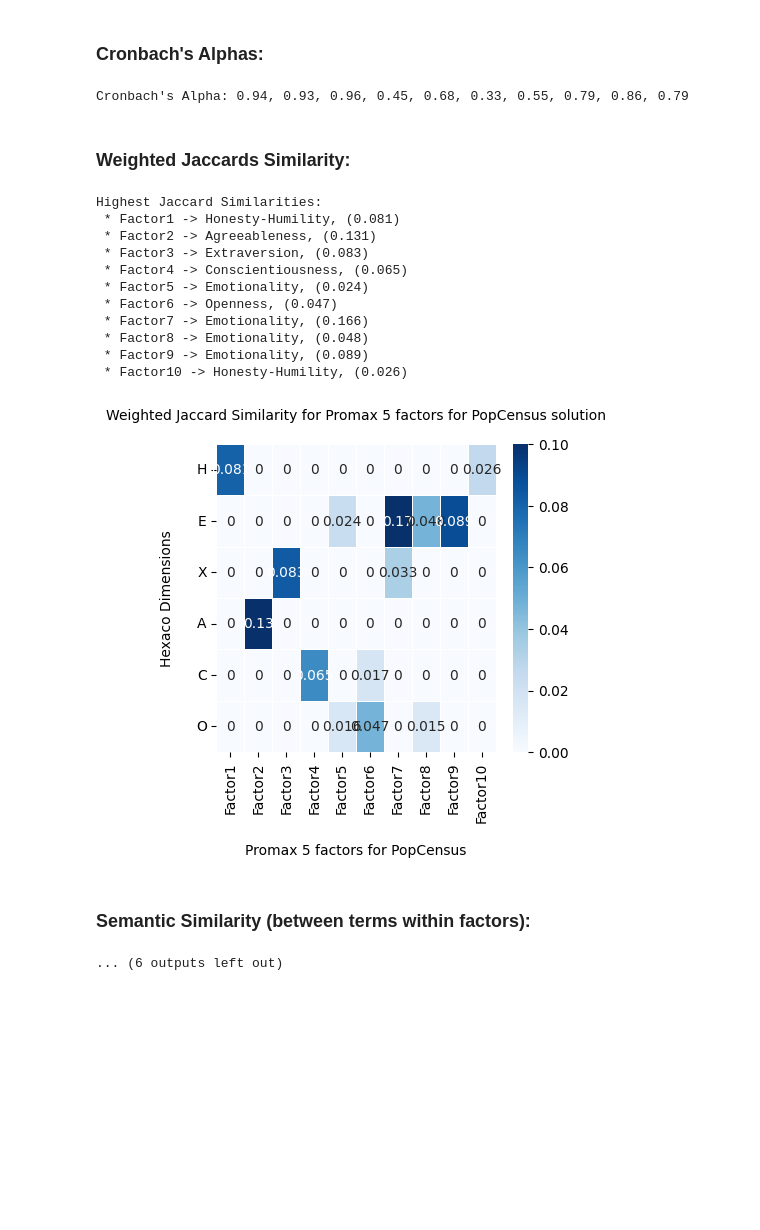
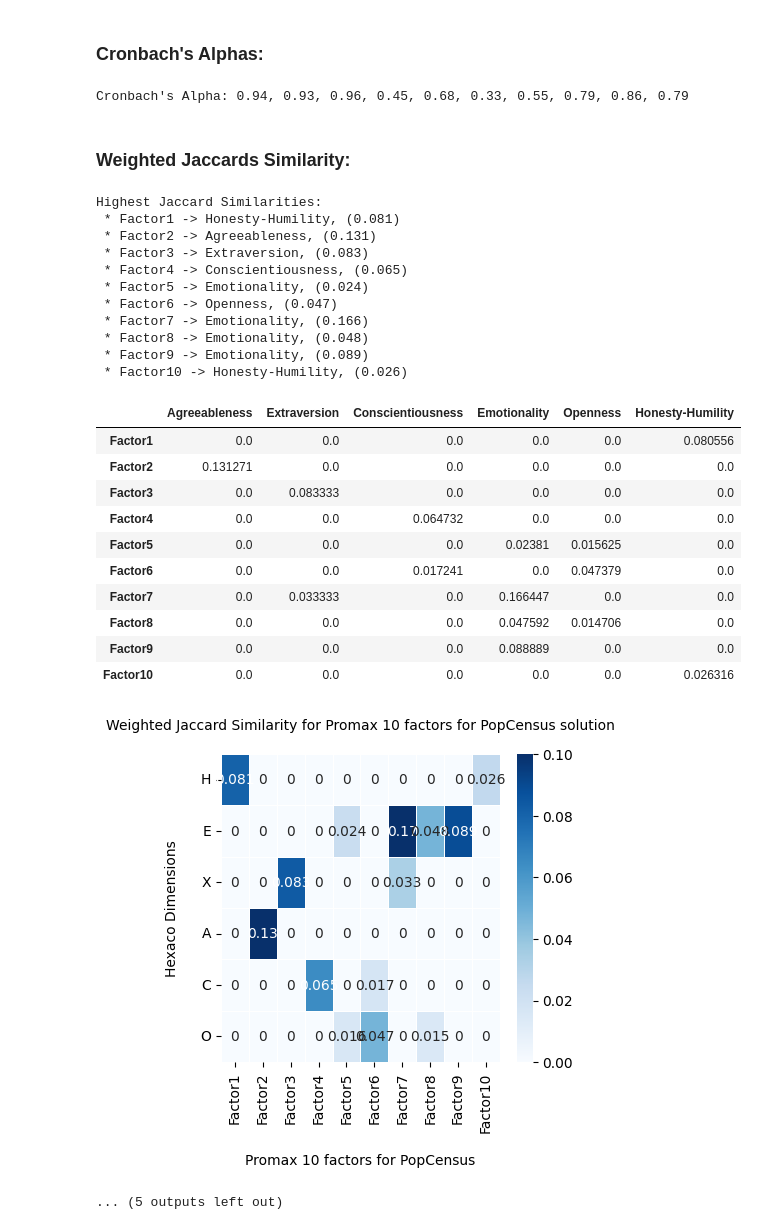
Before and after one commit to alan-turing-institute/hexaco-rep-public, a Jupyter notebook: PopCensus-10Factor-Results.ipynb, the cells around one changed output. Saved outputs shown, nothing was run; the diff lists cells and outputs as text; code cells hidden in the pictures; blank space fills up the shorter version.

Commit message:
updated to use table 2 results only.

```diff
--- a/PopCensus-10Factor-Results.ipynb
+++ b/PopCensus-10Factor-Results.ipynb
@@ -1,13 +1,12 @@
 # %%
 from results_template import generate_results
+from support.pca_support import popc_10_factor_labels as factor_labels
 
-generate_results(10, 'PopCensus',
-                 'data/popc_ipsatised_results.csv',
-                 'intermediate/loadings_popc_10.csv',
-                 ['Dishonesty', 'Disagreeableness', 'Introversion',
-                  'Unconscientiousness', 'Unheroic', 'Unscholarly',
-                  'Gendered-emotionality', 'Unsentimentality',
-                  'Insensitivity', 'Unartistic'])
+internal_sims, hexaco_sims = generate_results(10, 'PopCensus',
+                                              'data/popc_ipsatised_results.csv',
+                                              'intermediate/loadings_popc_10.csv',
+                                              factor_labels=factor_labels
+                                              )
 # %% [output]
 ## Performing PCA & displaying results for PopCensus's 10 solution.
 Args: input_file =  data/popc_ipsatised_results.csv n_factors = 10 rotation_method = promax
@@ -23,33 +22,43 @@ Loadings shape = (1702, 10)
 | 1 | sneaky(0.93) | abrasive(0.69) | aloof(0.71) | overconscientious(-0.60) | ... |
 | 2 | deceptive(0.93) | unforbearing(0.67) | untalkative(0.71) | messy(0.60) | ... |
 | 3 | devious(0.91) | harsh(0.66) | seclusive(0.69) | hit-or-miss(0.59) | ... |
 | 4 | undevious(-0.90) | overharsh(0.66) | ungregarious(0.68) | unbusinesslike(0.58) | ... |
 | 5 | undeceptive(-0.89) | argumentative(0.66) | uncompanionable(0.68) | planless(0.57) | ... |
 | 6 | manipulative(0.89) | unaccommodating(0.65) | distant(0.67) | unmethodical(0.57) | ... |
 | 7 | deceitful(0.87) | caustic(0.65) | detached(0.67) | unsystematic(0.56) | ... |
 | 8 | underhanded(0.86) | overbearing(0.65) | withdrawn(0.67) | ultrafastidious(-0.55) | ... |
 | 9 | uncandid(0.85) | unforgiving(0.64) | taciturn(0.67) | overscrupulous(-0.54) | ... |
 | ... | ... | ... | ... | ... | ... |
 | 25 | dishonest(0.75) | crabby(0.56) | antisocial(0.59) | unpunctual(0.50) | ... |
 | 26 | knavish(0.75) | bossy(0.56) | social(-0.59) | lax(0.50) | ... |
 | 27 | unethical(0.73) | high-handed(0.55) | unspeaking(0.59) | overfastidious(-0.49) | ... |
 | 28 | incorruptible(-0.73) | censorial(0.55) | accessible(-0.59) | careless(0.49) | ... |
 | 29 | self-seeking(0.72) | tolerant(-0.55) | nonvocal(0.59) | perfectionistic(-0.49) | ... |
 variances: 4.00%, 3.79%, 3.18%, 3.09%, 2.80%, 1.62%, 1.10%, 1.01%, 1.00%, 0.92%, cumulative: 22.51%
 ### Cronbach's Alphas:
 Cronbach's Alpha: 0.94, 0.93, 0.96, 0.45, 0.68, 0.33, 0.55, 0.79, 0.86, 0.79
 ### Weighted Jaccards Similarity:
 Highest Jaccard Similarities:
  * Factor1 -> Honesty-Humility, (0.081)
  * Factor2 -> Agreeableness, (0.131)
  * Factor3 -> Extraversion, (0.083)
  * Factor4 -> Conscientiousness, (0.065)
  * Factor5 -> Emotionality, (0.024)
  * Factor6 -> Openness, (0.047)
  * Factor7 -> Emotionality, (0.166)
  * Factor8 -> Emotionality, (0.048)
  * Factor9 -> Emotionality, (0.089)
  * Factor10 -> Honesty-Humility, (0.026)
+|  | Agreeableness | Extraversion | Conscientiousness | Emotionality | Openness | Honesty-Humility |
+| Factor1 | 0.0 | 0.0 | 0.0 | 0.0 | 0.0 | 0.080556 |
+| Factor2 | 0.131271 | 0.0 | 0.0 | 0.0 | 0.0 | 0.0 |
+| Factor3 | 0.0 | 0.083333 | 0.0 | 0.0 | 0.0 | 0.0 |
+| Factor4 | 0.0 | 0.0 | 0.064732 | 0.0 | 0.0 | 0.0 |
+| Factor5 | 0.0 | 0.0 | 0.0 | 0.02381 | 0.015625 | 0.0 |
+| Factor6 | 0.0 | 0.0 | 0.017241 | 0.0 | 0.047379 | 0.0 |
+| Factor7 | 0.0 | 0.033333 | 0.0 | 0.166447 | 0.0 | 0.0 |
+| Factor8 | 0.0 | 0.0 | 0.0 | 0.047592 | 0.014706 | 0.0 |
+| Factor9 | 0.0 | 0.0 | 0.0 | 0.088889 | 0.0 | 0.0 |
+| Factor10 | 0.0 | 0.0 | 0.0 | 0.0 | 0.0 | 0.026316 |
-[figure, old version]
+[figure, new version]
-### Semantic Similarity (between terms within factors):
-... (6 outputs left out)
+... (5 outputs left out)
```
Also changed, not shown: parts of 2 cells of this notebook, 3 other files.
